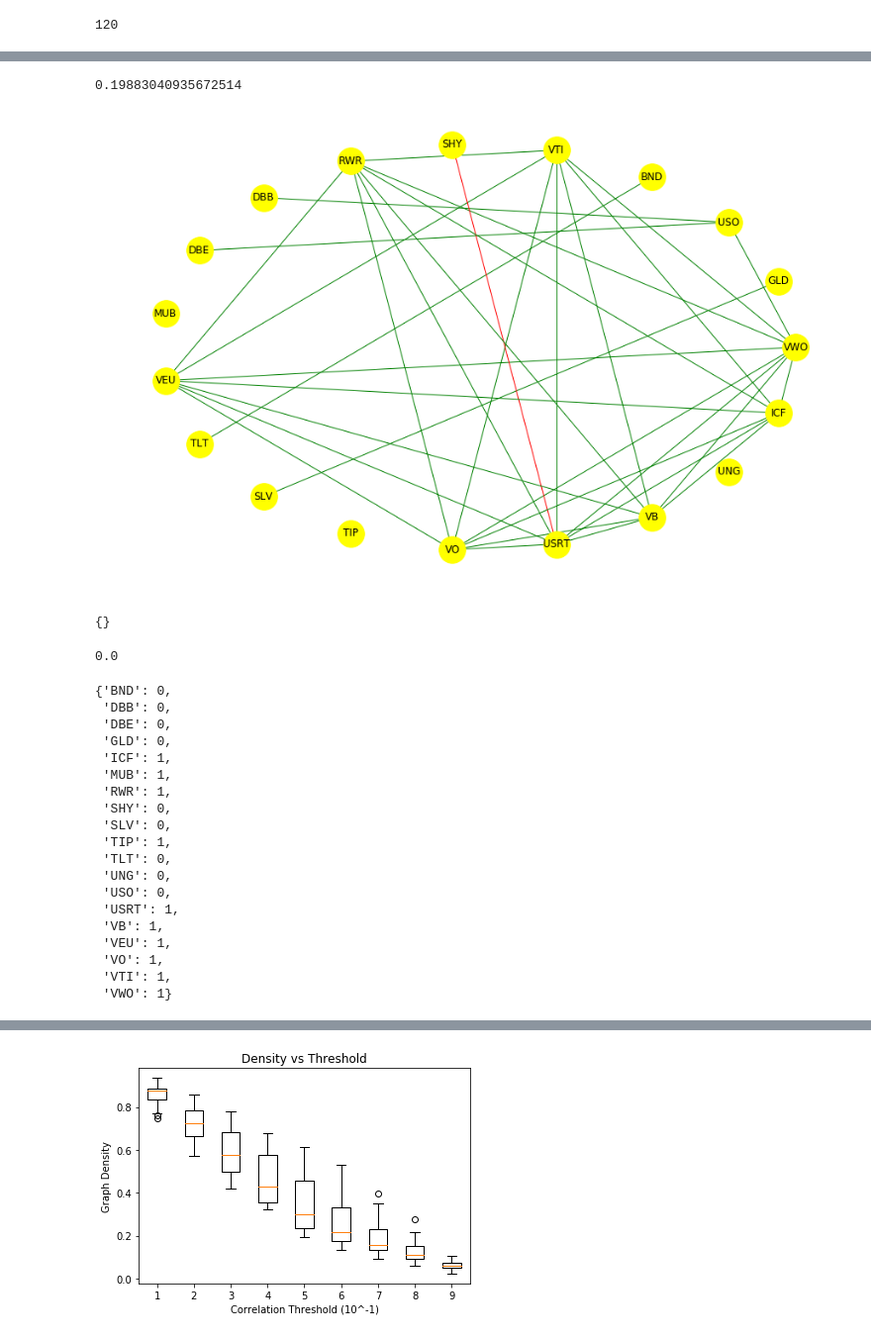
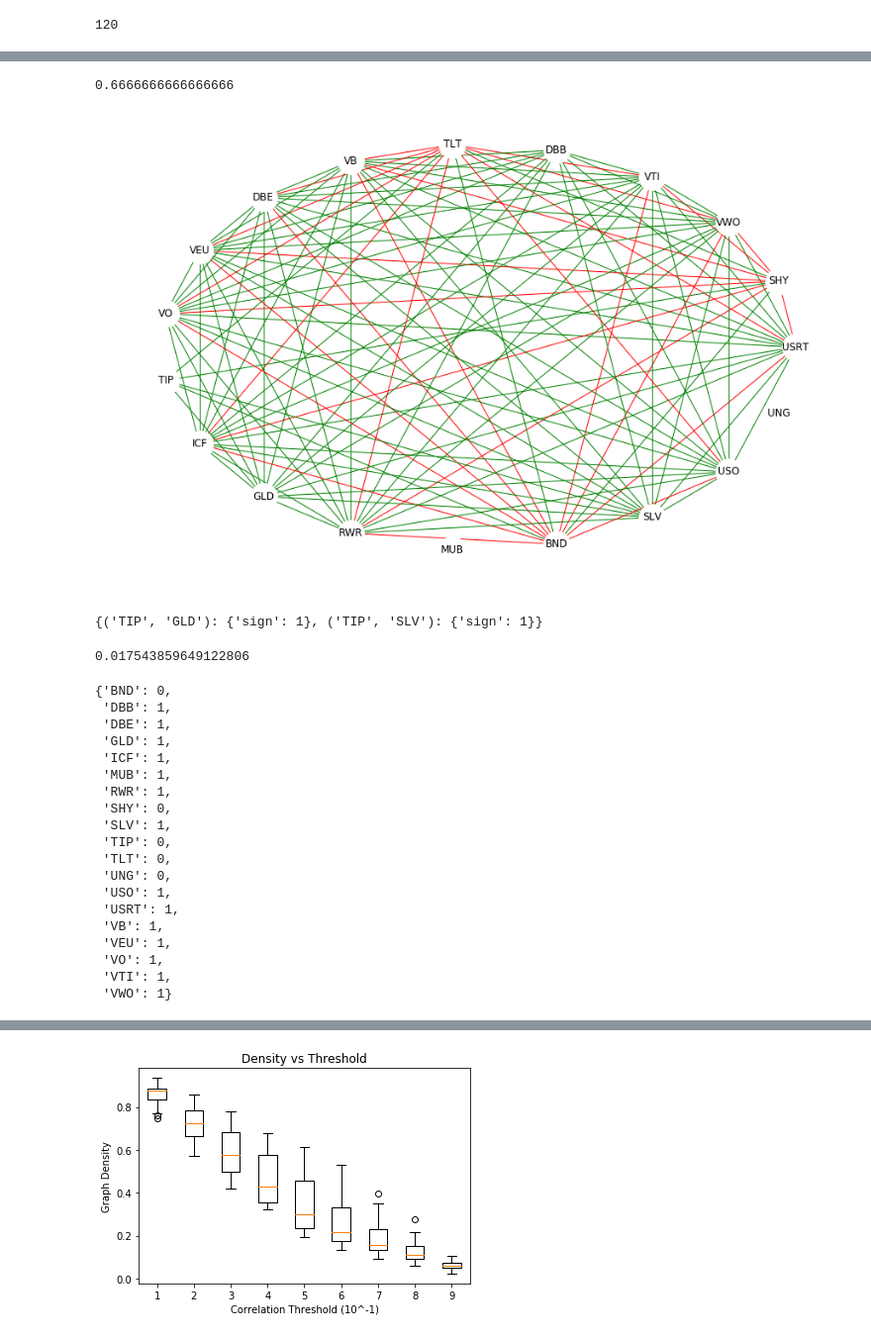
Before and after one commit to angadkalra/QuantumComputingProject, a Jupyter notebook: StructBalance/DataExperiments.ipynb, the cells around one changed output, grey strips where cells are left out. Shown at 99% size. Cells and saved outputs as stored; diff of their text form; code cells hidden in the pictures.

Commit message:
created visual for structbalance

```diff
--- a/StructBalance/DataExperiments.ipynb
+++ b/StructBalance/DataExperiments.ipynb
@@ -75,25 +75,24 @@ def make_graph(corr_mat, node_labels, graph_type):
     return G, density
 # %%
 # Test to see if DW comp. is working
-corr_mat = corr_tensor[20, :, :].copy()
+corr_mat = corr_tensor[30, :, :].copy()
 
-corr_mat[(corr_mat > -1*0.7) & (corr_mat < 0.7)] = 0
+corr_mat[(corr_mat > -1*0.3) & (corr_mat < 0.3)] = 0
 G, density = make_graph(corr_mat, nodes, 'signed')
 # %%
 density
 # %% [output]
-0.19883040935672514
+0.6666666666666666
 # %%
 edge_cols = []
 for edge in G.edges(data=True):
     if edge[2]["sign"] == -1:
         edge_cols.append("red")
     else:
         edge_cols.append("green")
 
 fig,ax = plt.subplots(figsize=(15,10))
-nx.draw_shell(G, ax=ax, with_labels=True, node_size=1000, node_color="yellow",
+nx.draw_shell(G, ax=ax, with_labels=True, node_size=1000, node_color="white",
               edge_color=edge_cols)
-fig.savefig('../ReportFiguresPlots/StructBalance/GraphVisual/%s_after.png'%(dataset))
 # %% [output]
-[figure, old version]
+[figure, new version]
@@ -104,27 +106,27 @@ frustration_score = len(list(imbalance.keys()))/G.number_of_edges()
 # %%
 imbalance
 # %% [output]
-{}
+{('TIP', 'GLD'): {'sign': 1}, ('TIP', 'SLV'): {'sign': 1}}
 # %%
 frustration_score
 # %% [output]
-0.0
+0.017543859649122806
 # %%
 bicoloring
 # %% [output]
 {'BND': 0,
- 'DBB': 0,
- 'DBE': 0,
- 'GLD': 0,
+ 'DBB': 1,
+ 'DBE': 1,
+ 'GLD': 1,
  'ICF': 1,
  'MUB': 1,
  'RWR': 1,
  'SHY': 0,
- 'SLV': 0,
- 'TIP': 1,
+ 'SLV': 1,
+ 'TIP': 0,
  'TLT': 0,
  'UNG': 0,
- 'USO': 0,
+ 'USO': 1,
  'USRT': 1,
  'VB': 1,
  'VEU': 1,
```
Also changed, not shown: parts of 6 cells of this notebook, 4 other files.
